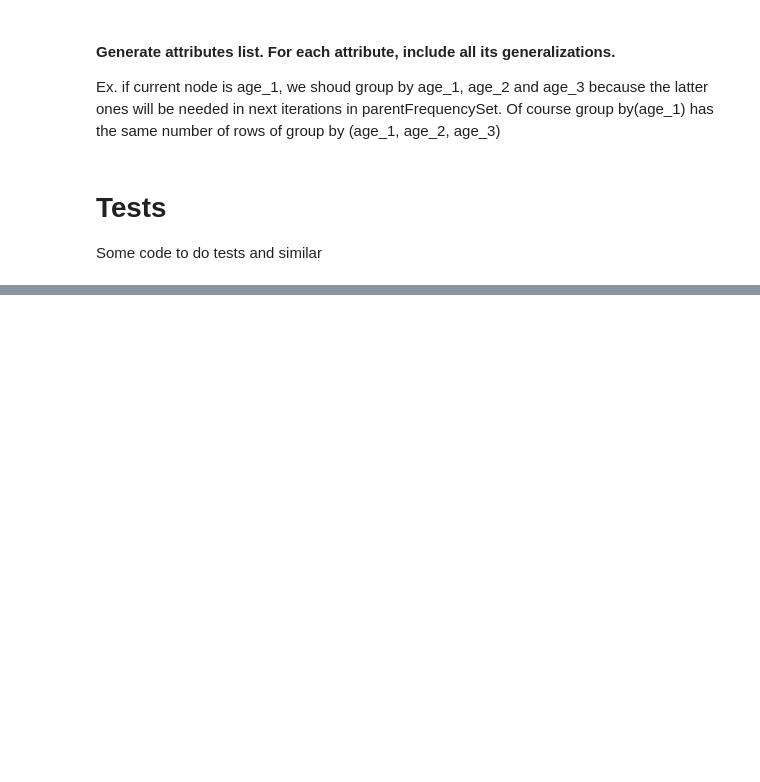
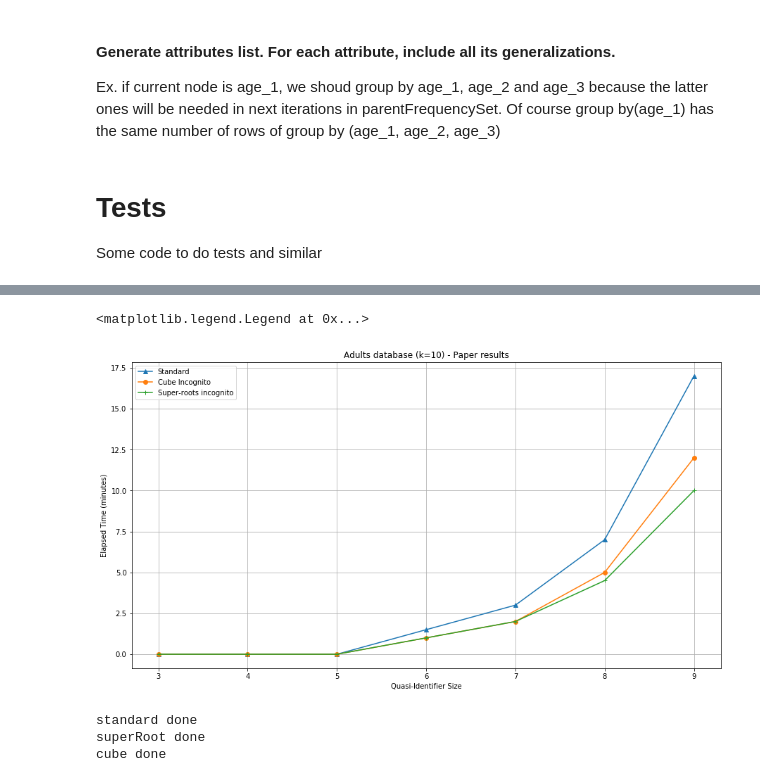
Before and after one commit to andreafasci/DPP_Project, a Jupyter notebook: DPP_Project.ipynb, the cells around one changed output, grey strips where cells are left out. Cells and saved outputs as stored; diff of their text form; code cells hidden in the pictures; blank space fills up the shorter version.

```diff
--- a/DPP_Project.ipynb
+++ b/DPP_Project.ipynb
@@ -617,0 +1002,50 @@ printGraph(graph)
+# %%
+paper_data_x = [3,4,5,6,7,8,9]
+
+paper_data_superRoot_K_10 = [0,0,0,1,2,4.5,10]
+paper_data_cube_K_10 = [0,0,0,1,2,5,12]
+paper_data_standard_K_10 = [0,0,0,1.5,3,7, 17]
+
+plt.figure(figsize=(15,8))
+plt.grid()
+plt.plot(paper_data_x, paper_data_standard_K_10, '^-', label='Standard')
+plt.plot(paper_data_x, paper_data_cube_K_10, 'o-', label='Cube Incognito')
+plt.plot(paper_data_x, paper_data_superRoot_K_10, '+-', label='Super-roots incognito')
+plt.title("Adults database (k=10) - Paper results")
+plt.ylabel("Elapsed Time (minutes)")
+plt.xlabel("Quasi-Identifier Size")
+plt.legend()
+# %% [output]
+<matplotlib.legend.Legend at 0x...>
+[figure, added]
+# %%
+def time_incognito(k, data, Q, dimensions, algorithm):
+    stats = list()
+    for i in range(3, len(Q)+1):
+    #for i in range(3,4):
+        tmpQ = Q[:i]
+        start = time.time()
+        algorithm(k, data, tmpQ, dimensions)
+        end = time.time()
+        stats.append(end-start)
+    return stats
+
+Q = ['age', 'workclass', 'education', 'marital_status', 'occupation', 'race', 'gender', 'native_country', 'salary']
+
+our_data_standard_K_10 = time_incognito(10, data, Q, dimensions, incognito_standard)
+print("standard done")
+our_data_superRoot_K_10 = time_incognito(10, data, Q, dimensions, incognito_super_root)
+print("superRoot done")
+our_data_cube_K_10 = time_incognito(10, data, Q, dimensions, cube_incognito)
+print("cube done")
+
+our_data_standard_K_2 = time_incognito(2, data, Q, dimensions, incognito_standard)
+print("standard done")
+our_data_superRoot_K_2 = time_incognito(2, data, Q, dimensions, incognito_super_root)
+print("superRoot done")
+our_data_cube_K_2 = time_incognito(2, data, Q, dimensions, cube_incognito)
+print("cube done")
+# %% [output]
+standard done
+superRoot done
+cube done
```
Also changed, not shown: parts of 24 cells of this notebook, 1 other file.
